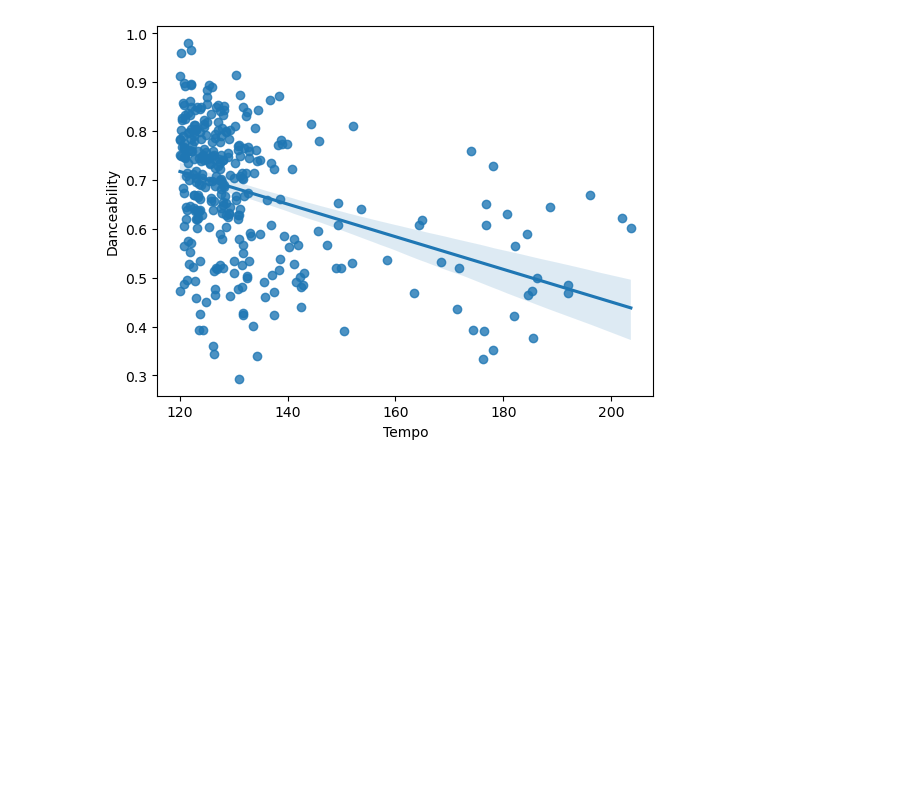
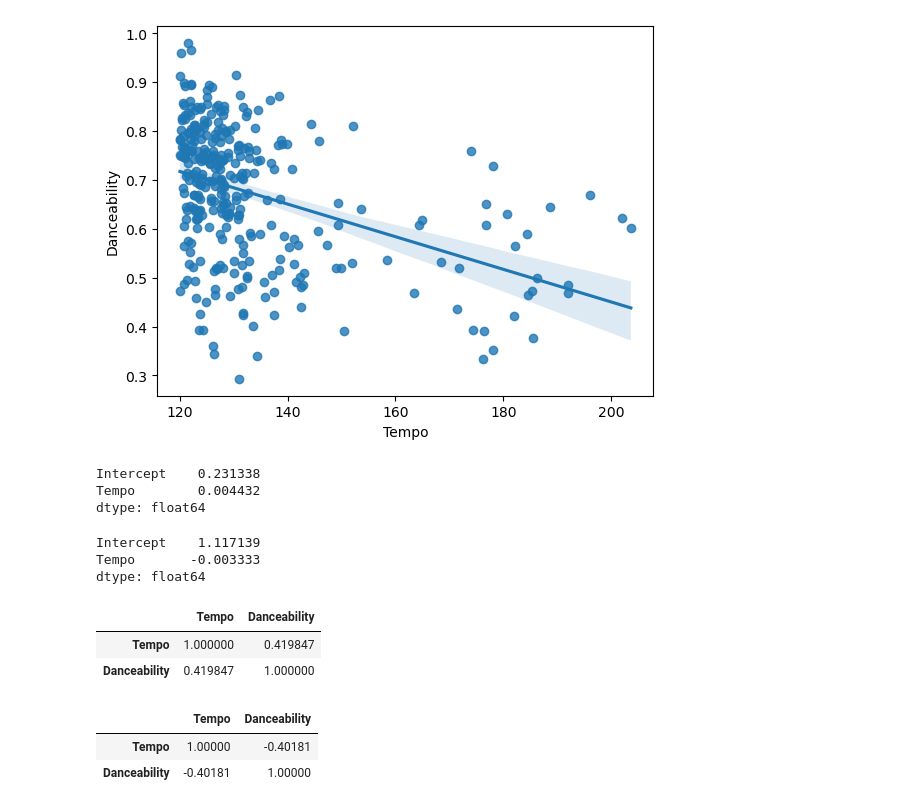
Before and after one commit to markcoty/Disco-Magic-120-BPM, a Jupyter notebook: Classic Disco.ipynb, the cells around one changed output. Saved outputs shown, nothing was run; the diff lists cells and outputs as text; code cells hidden in the pictures; blank space fills up the shorter version.

```diff
--- a/Classic Disco.ipynb
+++ b/Classic Disco.ipynb
@@ -74,0 +81,18 @@ discoover120.to_csv("discoover120.csv")
+# %%
+modelto120 = sm.OLS.from_formula('Danceability ~ Tempo', data = discoto120)
+resultsto120 = modelto120.fit()
+print(resultsto120.params)
+# %% [output]
+Intercept    0.231338
+Tempo        0.004432
+dtype: float64
+# %%
+modelover120 = sm.OLS.from_formula('Danceability ~ Tempo', data = discoover120)
+resultsover120 = modelover120.fit()
+print(resultsover120.params)
+# %% [output]
+Intercept    1.117139
+Tempo       -0.003333
+dtype: float64
+# %%
+discoto120final = discoto120[["Tempo", "Danceability"]]
@@ -74,0 +101,12 @@ discoover120.to_csv("discoover120.csv")
+# %%
+discoto120final.corr(method='pearson', numeric_only=True)
+# %% [output]
+|  | Tempo | Danceability |
+| Tempo | 1.000000 | 0.419847 |
+| Danceability | 0.419847 | 1.000000 |
+# %%
+discoover120final.corr(method='pearson', numeric_only=True)
+# %% [output]
+|  | Tempo | Danceability |
+| Tempo | 1.00000 | -0.40181 |
+| Danceability | -0.40181 | 1.00000 |
```
Also changed, not shown: parts of 2 cells of this notebook.
